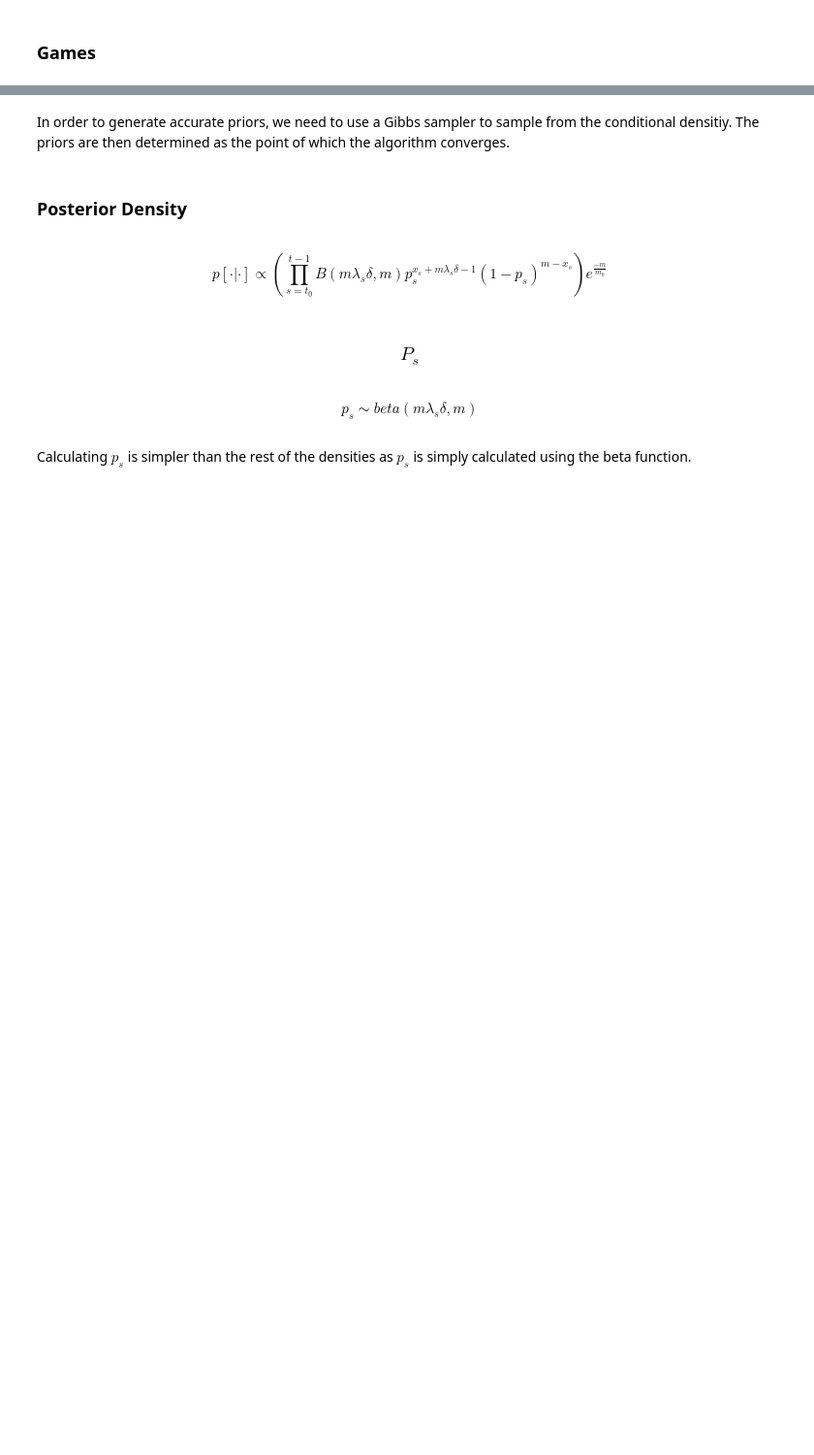
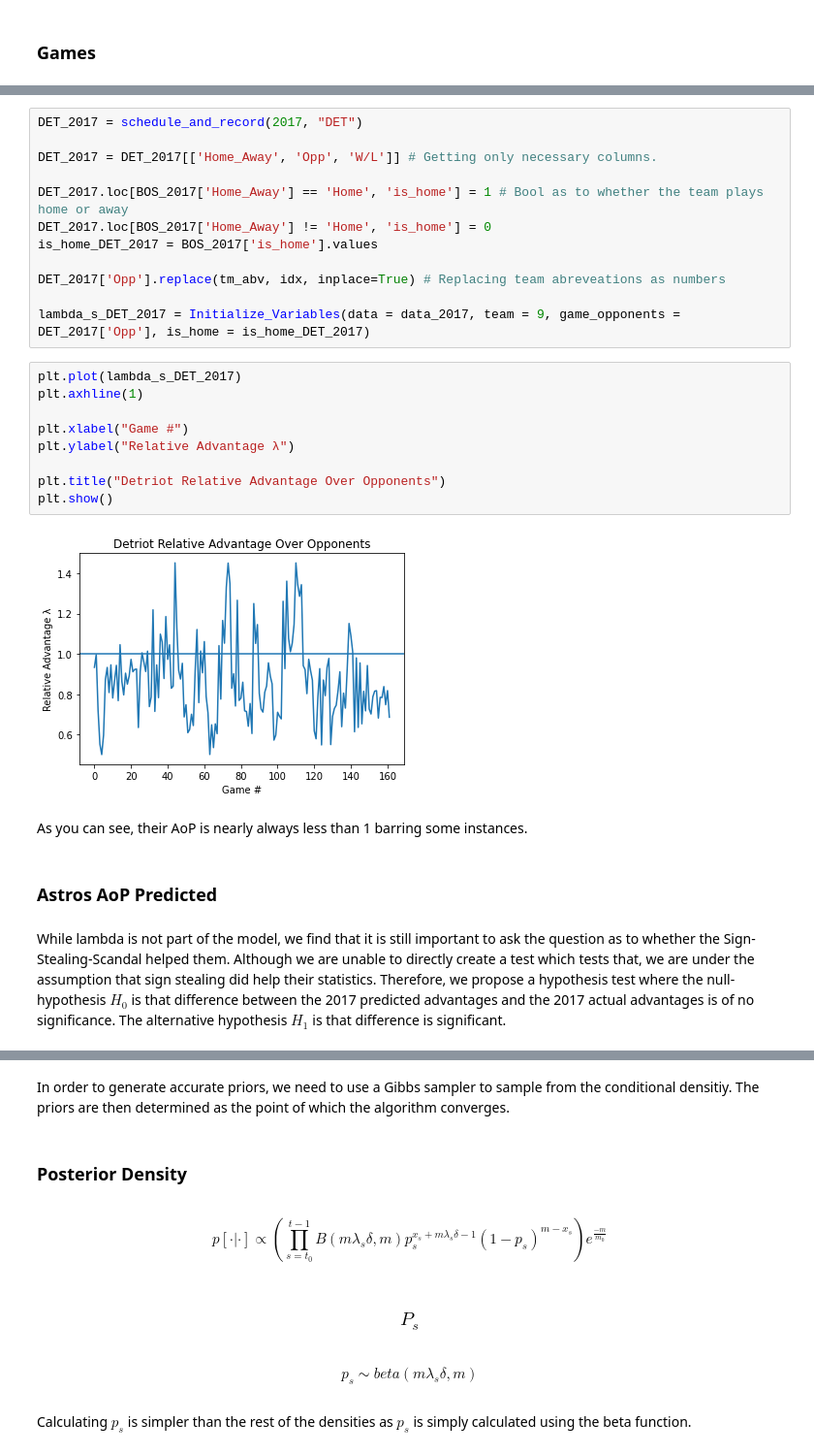
Before and after one commit to nicholas-greger/astros-project, a Jupyter notebook: Model/Bayesian Modeling.ipynb, the cells around one changed output, grey strips where cells are left out. Shown: that part at 97% size. Cells and saved outputs as stored; diff of their text form; blank space fills up the shorter version.

```diff
--- a/Model/Bayesian Modeling.ipynb
+++ b/Model/Bayesian Modeling.ipynb
@@ -317,0 +446,29 @@ Calculating hyperparameters...
+# %%
+DET_2017 = schedule_and_record(2017, "DET")
+
+DET_2017 = DET_2017[['Home_Away', 'Opp', 'W/L']] # Getting only necessary columns.
+
+DET_2017.loc[BOS_2017['Home_Away'] == 'Home', 'is_home'] = 1 # Bool as to whether the team plays home or away
+DET_2017.loc[BOS_2017['Home_Away'] != 'Home', 'is_home'] = 0
+is_home_DET_2017 = BOS_2017['is_home'].values
+
+DET_2017['Opp'].replace(tm_abv, idx, inplace=True) # Replacing team abreveations as numbers
+
+lambda_s_DET_2017 = Initialize_Variables(data = data_2017, team = 9, game_opponents = DET_2017['Opp'], is_home = is_home_DET_2017)
+# %%
+plt.plot(lambda_s_DET_2017)
+plt.axhline(1)
+
+plt.xlabel("Game #")
+plt.ylabel("Relative Advantage λ")
+
+plt.title("Detriot Relative Advantage Over Opponents")
+plt.show()
+# %% [output]
+[figure, added]
+# %% [markdown]
+As you can see, their AoP is nearly always less than 1 barring some instances.
+# %% [markdown]
+### Astros AoP Predicted
+# %% [markdown]
+While lambda is not part of the model, we find that it is still important to ask the question as to whether the Sign-Stealing-Scandal helped them. Although we are unable to directly create a test which tests that, we are under the assumption that sign stealing did help their statistics. Therefore, we propose a hypothesis test where the null-hypothesis $H_0$ is that difference between the 2017 predicted advantages and the 2017 actual advantages is of no significance. The alternative hypothesis $H_1$ is that difference is significant.
```
Also changed, not shown: parts of 50 cells of this notebook.
